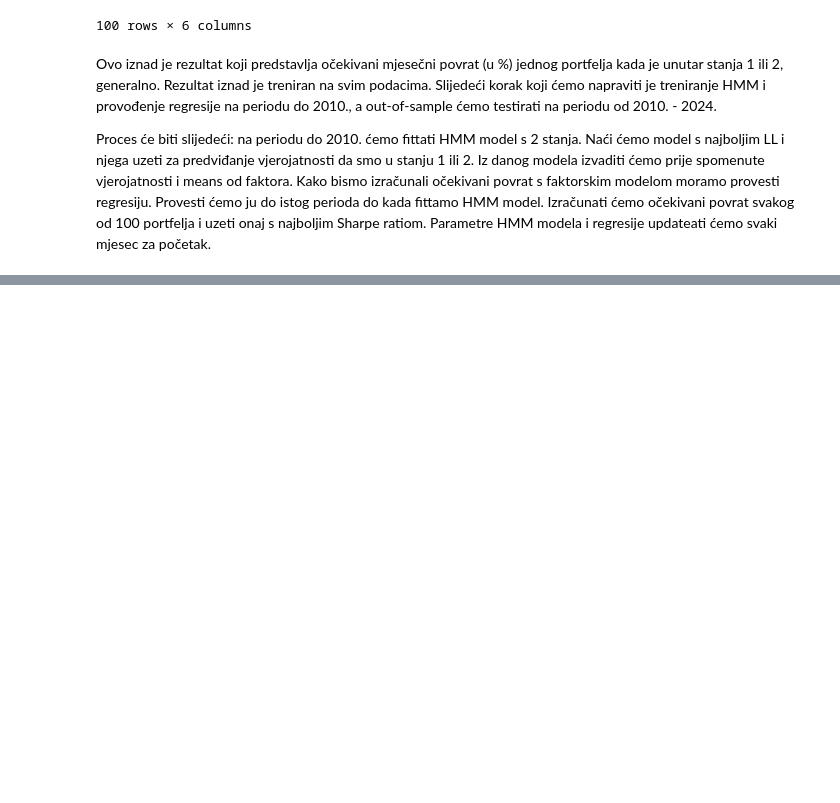
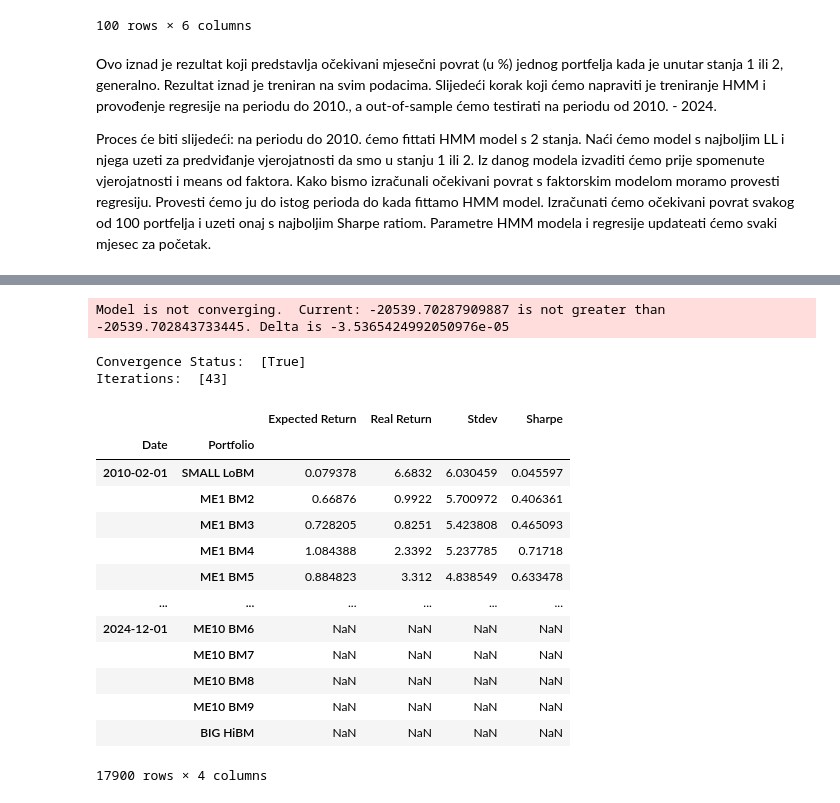
Before and after one commit to evucelic/HMM-Market-Regime-Estimation, a Jupyter notebook: fama_french_HMM.ipynb, the cells around one changed output, grey strips where cells are left out. Cells and saved outputs as stored; diff of their text form; code cells hidden in the pictures; blank space fills up the shorter version.

Commit message:
Time series analysis v1

```diff
--- a/fama_french_HMM.ipynb
+++ b/fama_french_HMM.ipynb
@@ -744,21 +744,19 @@ def train_test_split(model_parameters_df, data_fama_french_100_portfolios, end_d
     hmm_train = model_parameters_df.loc[start_date:end_date]
     regression_train = data_fama_french_100_portfolios.loc[start_date:end_date]
     end_date = pd.to_datetime(end_date) + pd.DateOffset(months=1)  # no leakage
+    hmm_test = model_parameters_df.loc[end_date:]
     test_returns = data_fama_french_100_portfolios.loc[end_date:]
-    return hmm_train, regression_train, test_returns
+    return hmm_train, regression_train, hmm_test, test_returns
 # %%
-hmm_train, regression_train, test_returns = train_test_split(
+hmm_train, regression_train, hmm_test, test_returns = train_test_split(
     model_parameters_df,
     data_fama_french_100_portfolios,
     end_date="2010-01-01"
 )
 # %%
 aic_train, bic_train, lls_train, convergence_status_train, iterations_train, best_models_train, models_train = evaluate_hmm(
-    hmm_train, rs, [2], loop=100
+    hmm_train, rs, [2], loop=50
 )
 hmm_train_model = best_models_train[2]
 state_probs_train = hmm_train_model.predict_proba(hmm_train.values, lengths=len(hmm_train))
-run_model_analysis(
-    hmm_train_model, hmm_train, dirname="state_analysis_train_model", fred_recessions=fred_recessions, state_probs=state_probs_train
-)
 # %% [output]
@@ -773,0 +771,67 @@ Iterations:  [45]
+# %%
+index = pd.MultiIndex.from_product(
+    [test_returns.index, test_returns.columns], names=["Date", "Portfolio"]
+)
+out_of_sample_comparison_df = pd.DataFrame(index=index, columns=["Expected Return", "Real Return", "Stdev", "Sharpe"])
+termination_date = test_returns.index[-1]
+
+while test_returns.index[0] < termination_date:
+    regression_results_state_1, regression_results_state_2 = run_weighted_ff_regressions(
+        regression_train,
+        hmm_train,
+        state_probs_train
+    )
+    expected_returns = compute_expected_returns(
+        regression_train,
+        [regression_results_state_1, regression_results_state_2],
+        hmm_train_model.means_,
+        state_probs_train
+    )
+
+    current_date = test_returns.index[0]
+    current_state_probs = state_probs_train[-1]
+    for col in test_returns.columns:
+        mean1 = expected_returns.loc[col, "Expected Return State 1"]
+        mean2 = expected_returns.loc[col, "Expected Return State 2"]
+        std1 = expected_returns.loc[col, "stdev_state_1"]
+        std2 = expected_returns.loc[col, "stdev_state_2"]
+        p1, p2 = current_state_probs[0], current_state_probs[1]
+        expected_return = mean1 * p1 + mean2 * p2
+
+        var = p1 * (std1 **2 + (mean1 - expected_return)**2) + p2 * (std2 **2 + (mean2 - expected_return)**2)
+        stdev = np.sqrt(var)
+        sharpe = expected_return / stdev * np.sqrt(12)
+        out_of_sample_comparison_df.loc[(current_date, col), "Expected Return"] = expected_return
+        out_of_sample_comparison_df.loc[(current_date, col), "Real Return"] = test_returns.loc[current_date, col]
+        out_of_sample_comparison_df.loc[(current_date, col), "Stdev"] = stdev
+        out_of_sample_comparison_df.loc[(current_date, col), "Sharpe"] = sharpe
+
+    hmm_train = pd.concat([hmm_train, hmm_test.iloc[0:1]])
+    regression_train = pd.concat([regression_train, test_returns.iloc[0:1]])
+    test_returns = test_returns.iloc[1:]
+    hmm_test = hmm_test.iloc[1:]
+
+    # refit the model and redo the regression
+    aic_train, bic_train, lls_train, convergence_status_train, iterations_train, best_models_train, models_train = evaluate_hmm(
+        hmm_train, rs, [2], loop=50
+    )
+    hmm_train_model = best_models_train[2]
+    state_probs_train = hmm_train_model.predict_proba(hmm_train.values, lengths=len(hmm_train))
+# %% [output]
+Model is not converging.  Current: -20539.70287909887 is not greater than -20539.702843733445. Delta is -3.5365424992050976e-05
+Convergence Status:  [True]
+Iterations:  [43]
+|  |  | Expected Return | Real Return | Stdev | Sharpe |
+| Date | Portfolio |  |  |  |  |
+| 2010-02-01 | SMALL LoBM | 0.079378 | 6.6832 | 6.030459 | 0.045597 |
+|  | ME1 BM2 | 0.66876 | 0.9922 | 5.700972 | 0.406361 |
+|  | ME1 BM3 | 0.728205 | 0.8251 | 5.423808 | 0.465093 |
+|  | ME1 BM4 | 1.084388 | 2.3392 | 5.237785 | 0.71718 |
+|  | ME1 BM5 | 0.884823 | 3.312 | 4.838549 | 0.633478 |
+| ... | ... | ... | ... | ... | ... |
+| 2024-12-01 | ME10 BM6 | NaN | NaN | NaN | NaN |
+|  | ME10 BM7 | NaN | NaN | NaN | NaN |
+|  | ME10 BM8 | NaN | NaN | NaN | NaN |
+|  | ME10 BM9 | NaN | NaN | NaN | NaN |
+|  | BIG HiBM | NaN | NaN | NaN | NaN |
+17900 rows × 4 columns
```
Also changed, not shown: parts of 3 cells of this notebook, 5 other files.
